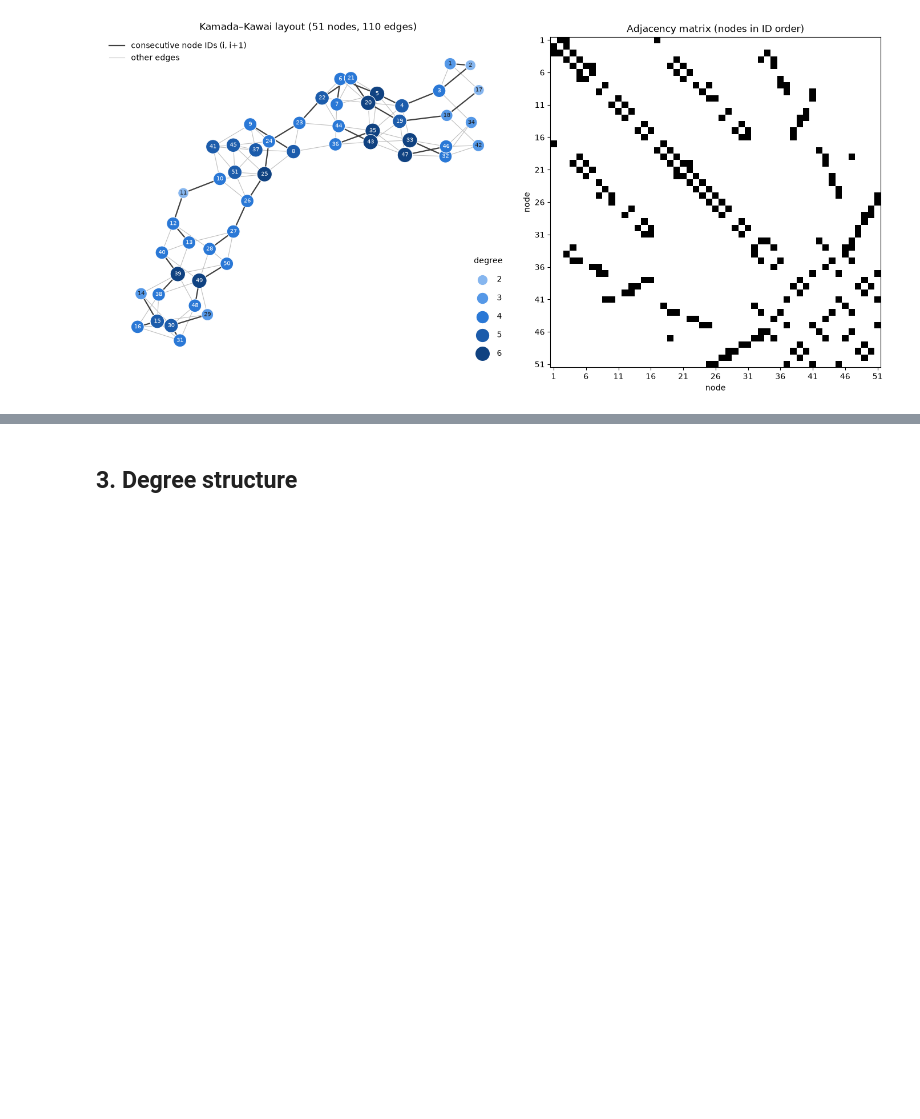
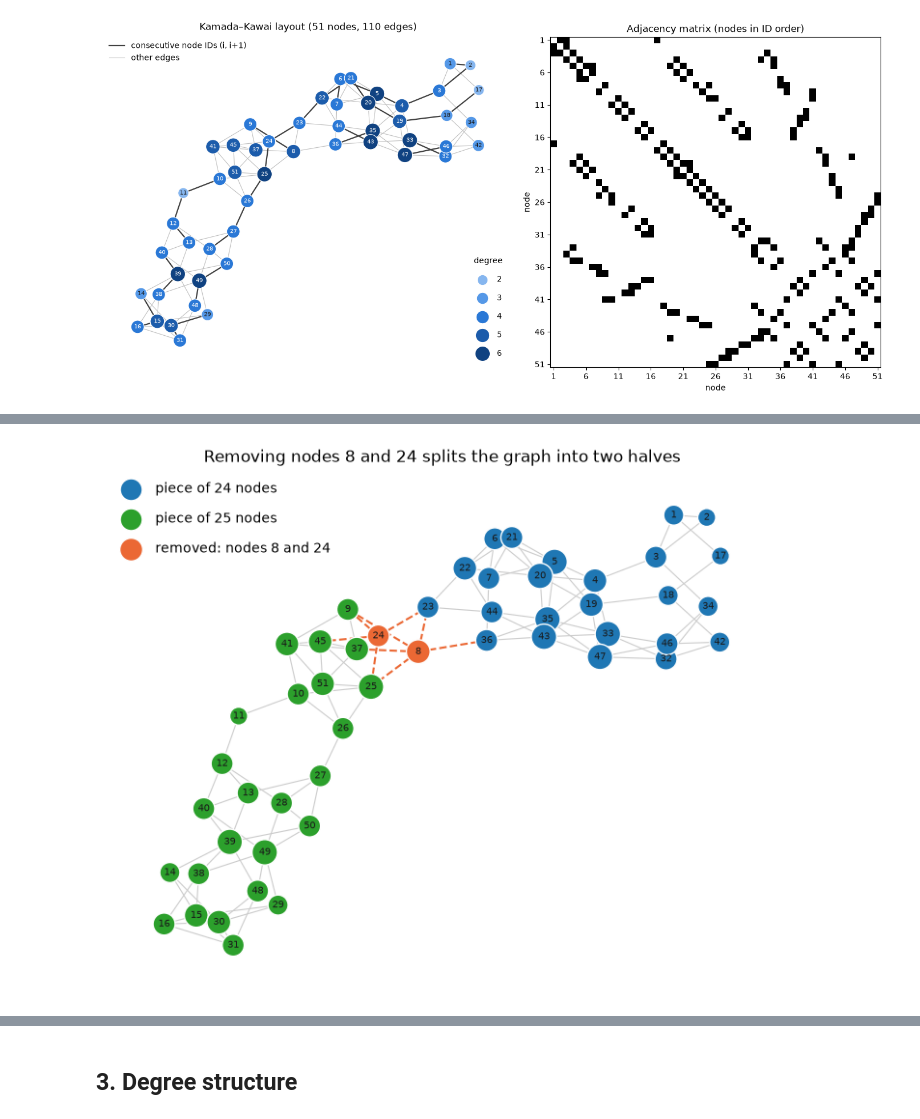
Before and after one commit to KEDES1998/NetworkScience, a Jupyter notebook: code/assignmentNotbook.ipynb, the cells around one changed output, grey strips where cells are left out. Cells and saved outputs as stored; diff of their text form; code cells hidden in the pictures; blank space fills up the shorter version.

```diff
--- a/code/assignmentNotbook.ipynb
+++ b/code/assignmentNotbook.ipynb
@@ -90,0 +228,9 @@ plt.show()
+# %%
+# Node connectivity is 2, so some pairs of nodes split the graph. Which pairs, and into what?
+cut_rows = []
+for cut in nx.all_node_cuts(G):  # every smallest node set (here: every pair) whose removal disconnects G
+    pieces = sorted(len(c) for c in nx.connected_components(G.subgraph(set(G) - cut)))
+    cut_rows.append({"removed nodes": sorted(cut), "piece sizes": pieces, "smaller piece": pieces[0]})
+
+cuts = pd.DataFrame(cut_rows).sort_values("smaller piece", ascending=False, ignore_index=True)
+cuts
@@ -90,0 +254,24 @@ plt.show()
+# %%
+# The most balanced cut: colour the two pieces that are left after removing it
+cut = cuts.loc[0, "removed nodes"]
+rest = G.subgraph(set(G) - set(cut))
+pieces = sorted(nx.connected_components(rest), key=len)
+piece_colors = [plt.cm.tab10(0), plt.cm.tab10(2)]
+
+fig, ax = plt.subplots(figsize=(9, 7))
+nx.draw_networkx_edges(rest, pos, ax=ax, edge_color="0.8", width=0.8)
+nx.draw_networkx_edges(G, pos, edgelist=list(G.edges(cut)), ax=ax, edge_color=ACCENT, width=1.5, style="dashed")
+for color, piece in zip(piece_colors, pieces):
+    members = sorted(piece)
+    nx.draw_networkx_nodes(G, pos, nodelist=members, ax=ax, node_color=[color], edgecolors="white",
+                           node_size=[node_size(deg[n]) for n in members], label=f"piece of {len(members)} nodes")
+nx.draw_networkx_nodes(G, pos, nodelist=cut, ax=ax, node_color=ACCENT, edgecolors="white",
+                       node_size=[node_size(deg[n]) for n in cut], label=f"removed: nodes {cut[0]} and {cut[1]}")
+nx.draw_networkx_labels(G, pos, ax=ax, font_size=7, font_color="#1a1a1a")
+ax.legend(loc="upper left", frameon=False, labelspacing=1.2)
+ax.set_title(f"Removing nodes {cut[0]} and {cut[1]} splits the graph into two halves")
+ax.axis("off")
+fig.savefig(FIG / "1_node_cut.png", dpi=150, bbox_inches="tight")
+plt.show()
+# %% [output]
+[figure, added]
```
Also changed, not shown: parts of 26 cells of this notebook.
